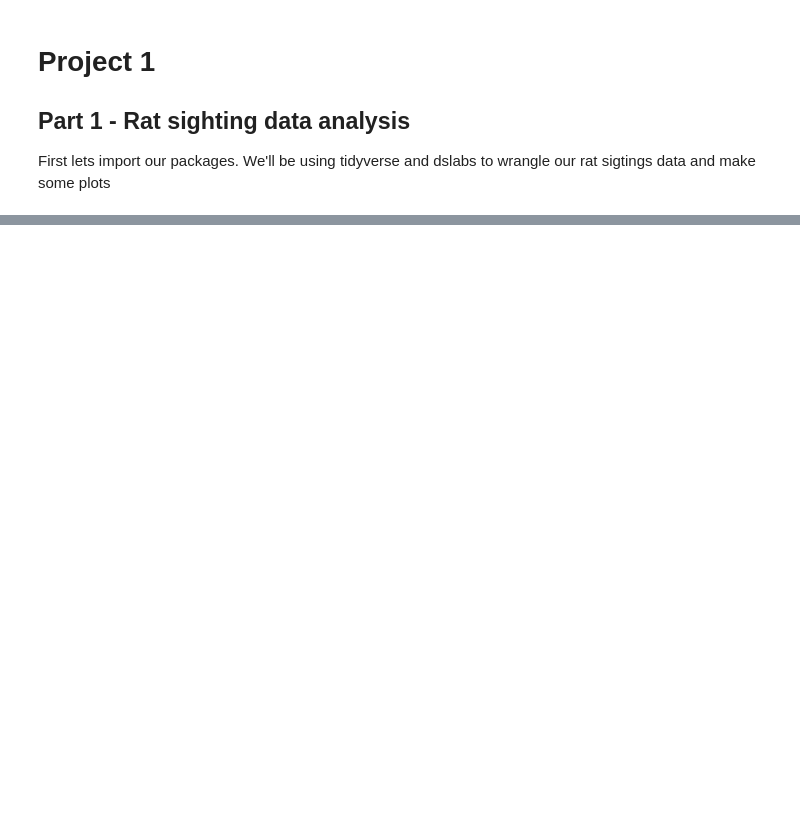
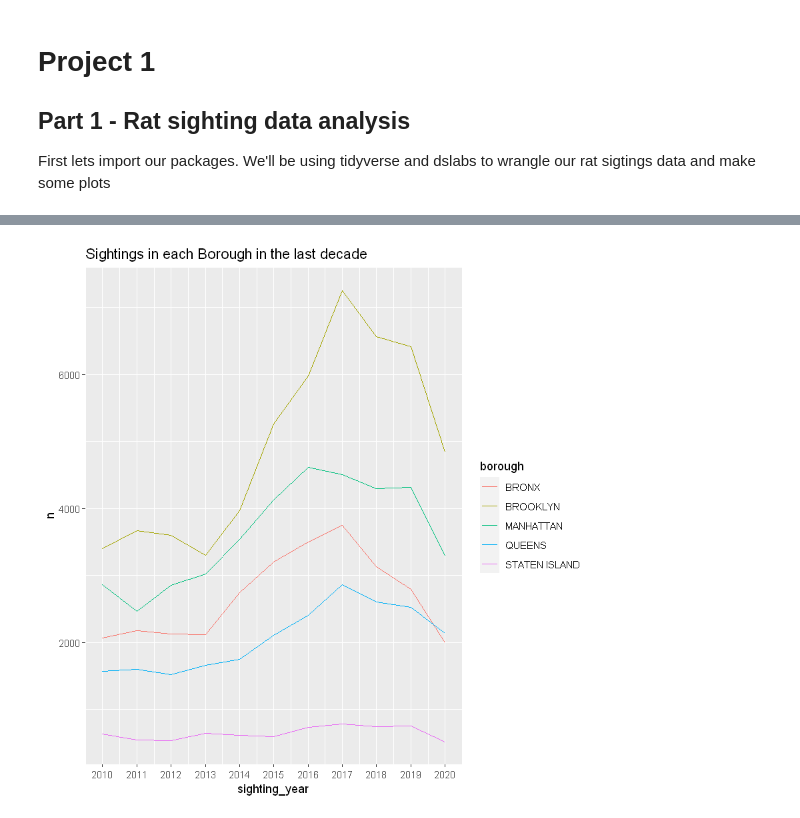
Before and after one commit to isaac-n-friends/Fall2020, a Jupyter notebook: SSC442/Project_1.ipynb, the cells around one changed output, grey strips where cells are left out. Cells and saved outputs as stored; diff of their text form; code cells hidden in the pictures; blank space fills up the shorter version.

```diff
--- a/SSC442/Project_1.ipynb
+++ b/SSC442/Project_1.ipynb
@@ -18,0 +188,5 @@ Warning message:
+# %%
+ggplot(data=boro, aes(x=sighting_year, y=n, colour=borough)) + scale_x_continuous(breaks = c(2010:2020)) +
+       geom_line() + ggtitle("Sightings in each Borough in the last decade")
+# %% [output]
+[figure, added]
```
Also changed, not shown: parts of 27 cells of this notebook, 3 other files.
